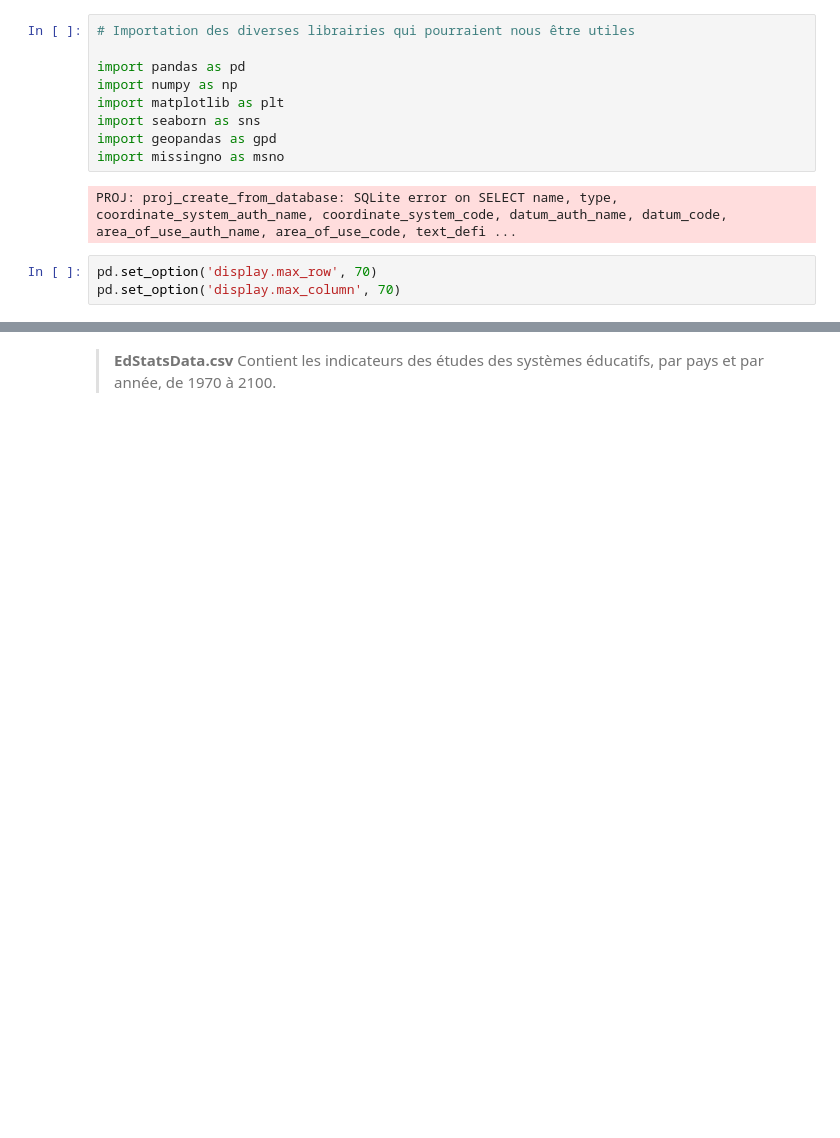
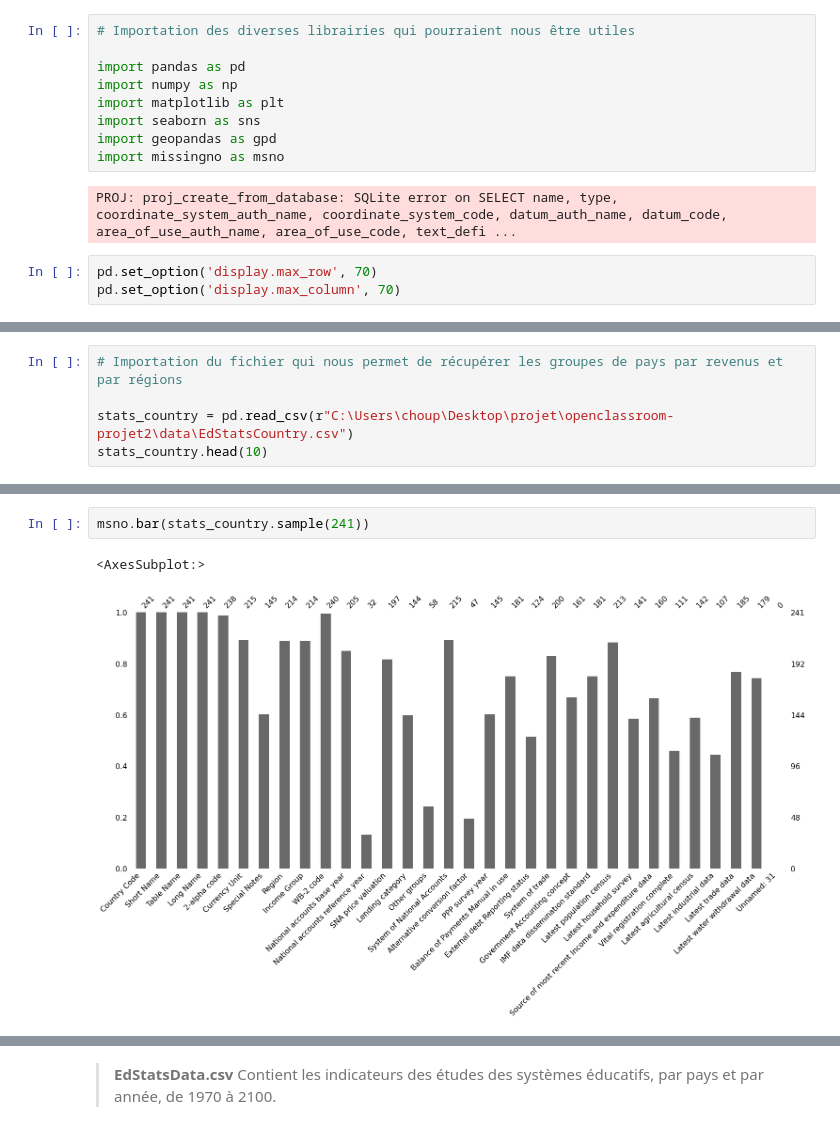
Before and after one commit to Charlotte-1987/openclassroom-projet2, a Jupyter notebook: notebook_p2.ipynb, the cells around one changed output, grey strips where cells are left out. Saved outputs shown, nothing was run; the diff lists cells and outputs as text; blank space fills up the shorter version.

```diff
--- a/notebook_p2.ipynb
+++ b/notebook_p2.ipynb
@@ -44,0 +48,5 @@ pd.set_option('display.max_column', 70)
+# %%
+# Importation du fichier qui nous permet de récupérer les groupes de pays par revenus et par régions
+
+stats_country = pd.read_csv(r"C:\Users\choup\Desktop\projet\openclassroom-projet2\data\EdStatsCountry.csv")
+stats_country.head(10)
@@ -44,0 +112,5 @@ pd.set_option('display.max_column', 70)
+# %%
+msno.bar(stats_country.sample(241))
+# %% [output]
+<AxesSubplot:>
+[figure, added]
```
Also changed, not shown: parts of 51 cells of this notebook.
